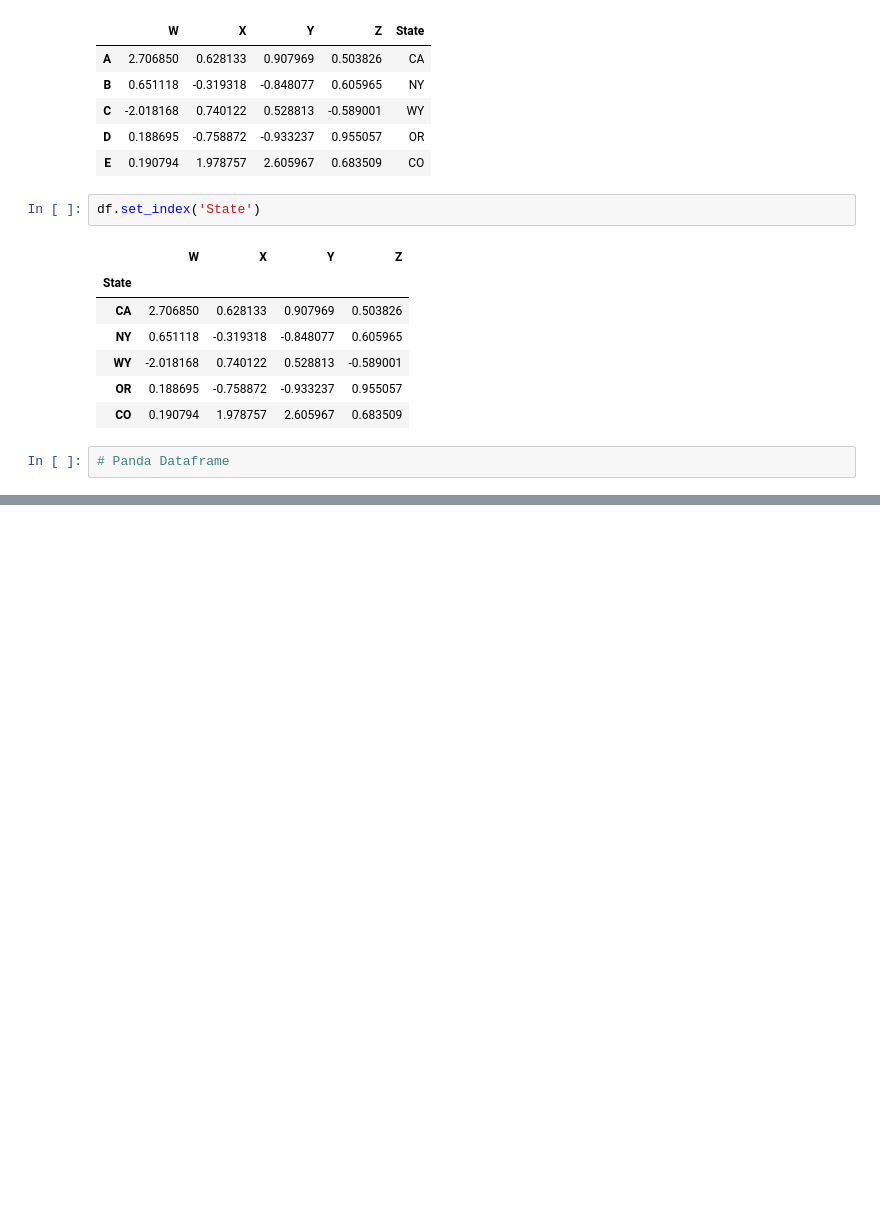
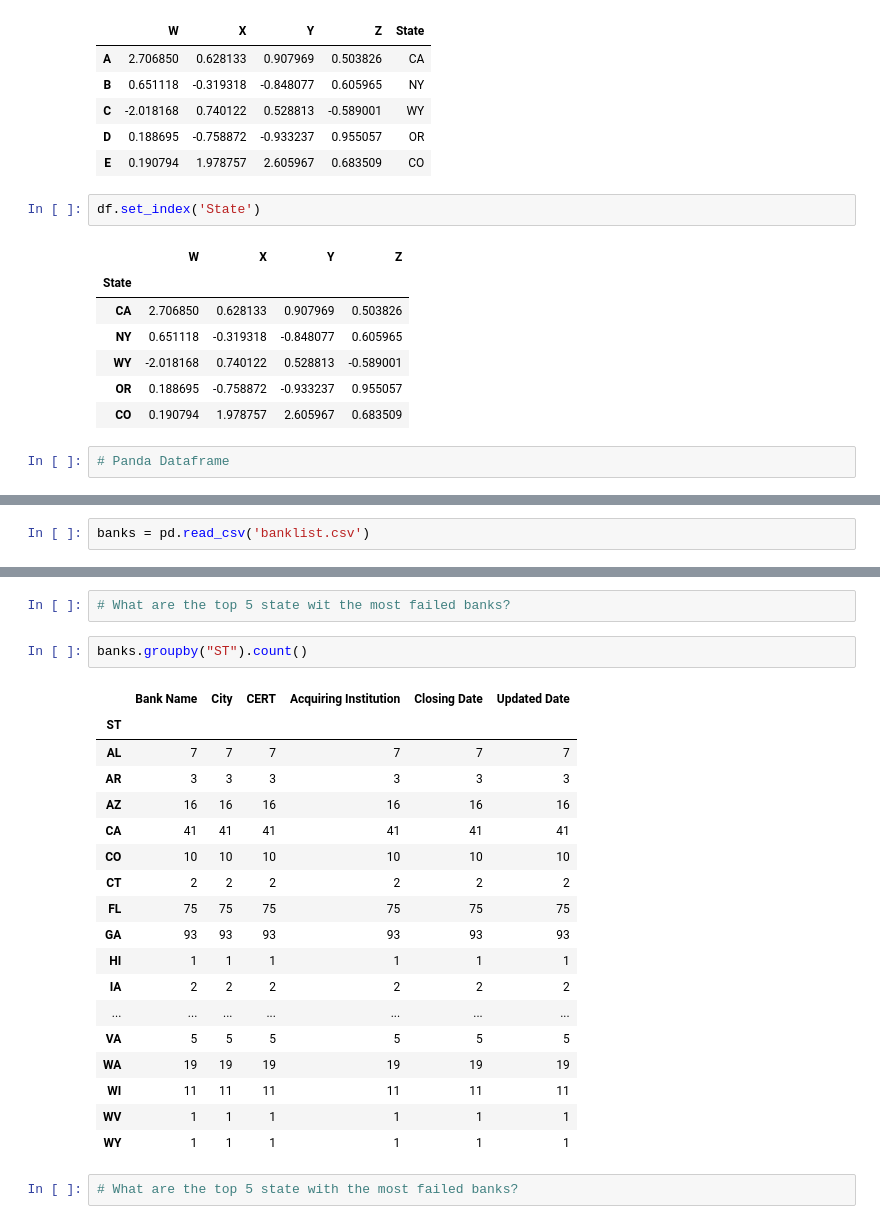
Before and after one commit to tommy3531/PythonStockTrader, a Jupyter notebook: Virtual_env/pandas.ipynb, the cells around one changed output, grey strips where cells are left out. Cells and saved outputs as stored; diff of their text form; blank space fills up the shorter version.

```diff
--- a/Virtual_env/pandas.ipynb
+++ b/Virtual_env/pandas.ipynb
@@ -292,0 +298,2 @@ df.set_index('State')
+# %%
+banks = pd.read_csv('banklist.csv')
@@ -292,0 +335,25 @@ df.set_index('State')
+# %%
+# What are the top 5 state wit the most failed banks?
+# %%
+banks.groupby("ST").count()
+# %% [output]
+|  | Bank Name | City | CERT | Acquiring Institution | Closing Date | Updated Date |
+| ST |  |  |  |  |  |  |
+| AL | 7 | 7 | 7 | 7 | 7 | 7 |
+| AR | 3 | 3 | 3 | 3 | 3 | 3 |
+| AZ | 16 | 16 | 16 | 16 | 16 | 16 |
+| CA | 41 | 41 | 41 | 41 | 41 | 41 |
+| CO | 10 | 10 | 10 | 10 | 10 | 10 |
+| CT | 2 | 2 | 2 | 2 | 2 | 2 |
+| FL | 75 | 75 | 75 | 75 | 75 | 75 |
+| GA | 93 | 93 | 93 | 93 | 93 | 93 |
+| HI | 1 | 1 | 1 | 1 | 1 | 1 |
+| IA | 2 | 2 | 2 | 2 | 2 | 2 |
+| ... | ... | ... | ... | ... | ... | ... |
+| VA | 5 | 5 | 5 | 5 | 5 | 5 |
+| WA | 19 | 19 | 19 | 19 | 19 | 19 |
+| WI | 11 | 11 | 11 | 11 | 11 | 11 |
+| WV | 1 | 1 | 1 | 1 | 1 | 1 |
+| WY | 1 | 1 | 1 | 1 | 1 | 1 |
+# %%
+# What are the top 5 state with the most failed banks?
```
Also changed, not shown: parts of 26 cells of this notebook, 1 other file.
